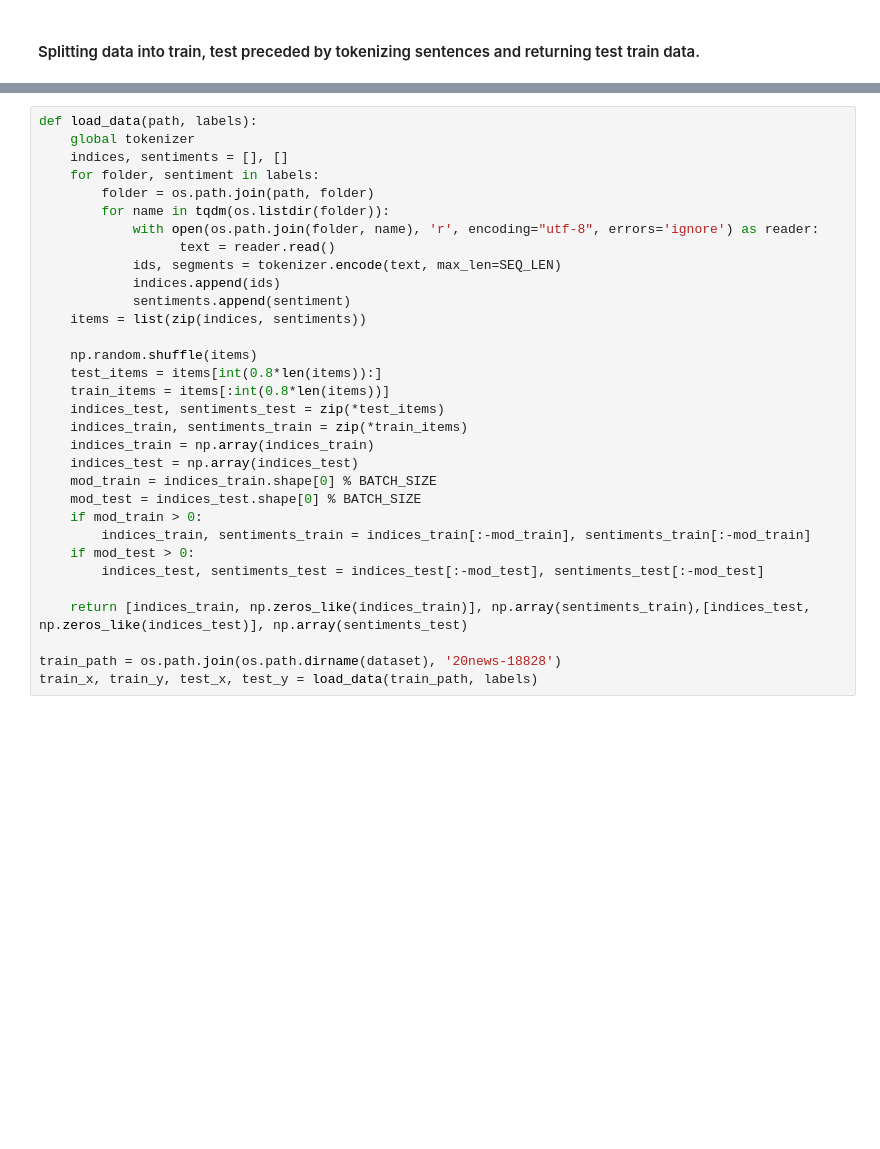
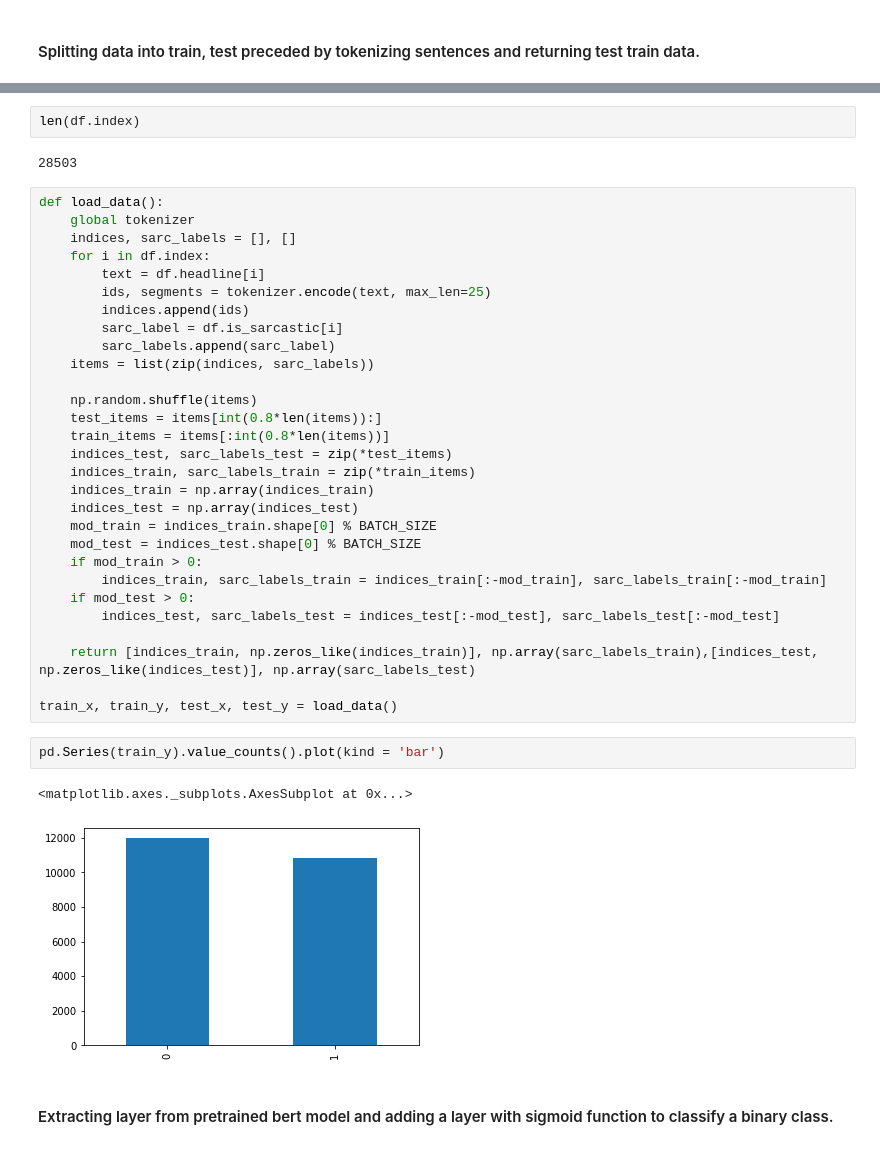
Before and after one commit to ElsaScola/Sarcasm-Detection-with-Natural-Language-Processing-and-Deep-Learning, a Jupyter notebook: BERT.ipynb, the cells around one changed output, grey strips where cells are left out. Saved outputs shown, nothing was run; the diff lists cells and outputs as text; blank space fills up the shorter version.

Commit message:
Split data

```diff
--- a/BERT.ipynb
+++ b/BERT.ipynb
@@ -111,32 +122,42 @@ tokenizer = Tokenizer(token_dict)
+# %%
+len(df.index)
+# %% [output]
+28503
 # %%
-def load_data(path, labels):
+def load_data():
     global tokenizer
-    indices, sentiments = [], []
-    for folder, sentiment in labels:
-        folder = os.path.join(path, folder)
-        for name in tqdm(os.listdir(folder)):
-            with open(os.path.join(folder, name), 'r', encoding="utf-8", errors='ignore') as reader:
-                  text = reader.read()
-            ids, segments = tokenizer.encode(text, max_len=SEQ_LEN)
-            indices.append(ids)
-            sentiments.append(sentiment)
-    items = list(zip(indices, sentiments))
+    indices, sarc_labels = [], []
+    for i in df.index:
+        text = df.headline[i]
+        ids, segments = tokenizer.encode(text, max_len=25)
+        indices.append(ids)
+        sarc_label = df.is_sarcastic[i]
+        sarc_labels.append(sarc_label)
+    items = list(zip(indices, sarc_labels))
 
     np.random.shuffle(items)
     test_items = items[int(0.8*len(items)):]
     train_items = items[:int(0.8*len(items))]
-    indices_test, sentiments_test = zip(*test_items)
-    indices_train, sentiments_train = zip(*train_items)
+    indices_test, sarc_labels_test = zip(*test_items)
+    indices_train, sarc_labels_train = zip(*train_items)
     indices_train = np.array(indices_train)
     indices_test = np.array(indices_test)
     mod_train = indices_train.shape[0] % BATCH_SIZE
     mod_test = indices_test.shape[0] % BATCH_SIZE
     if mod_train > 0:
-        indices_train, sentiments_train = indices_train[:-mod_train], sentiments_train[:-mod_train]
+        indices_train, sarc_labels_train = indices_train[:-mod_train], sarc_labels_train[:-mod_train]
     if mod_test > 0:
-        indices_test, sentiments_test = indices_test[:-mod_test], sentiments_test[:-mod_test]
+        indices_test, sarc_labels_test = indices_test[:-mod_test], sarc_labels_test[:-mod_test]
 
-    return [indices_train, np.zeros_like(indices_train)], np.array(sentiments_train),[indices_test, np.zeros_like(indices_test)], np.array(sentiments_test)
+    return [indices_train, np.zeros_like(indices_train)], np.array(sarc_labels_train),[indices_test, np.zeros_like(indices_test)], np.array(sarc_labels_test)
 
-train_path = os.path.join(os.path.dirname(dataset), '20news-18828')
-train_x, train_y, test_x, test_y = load_data(train_path, labels)
+train_x, train_y, test_x, test_y = load_data()
+# %%
+pd.Series(train_y).value_counts().plot(kind = 'bar')
+# %% [output]
+<matplotlib.axes._subplots.AxesSubplot at 0x...>
+[figure, added]
+# %% [markdown]
+
+
+#### Extracting layer from pretrained bert model and adding a layer with sigmoid function to classify a binary class.
```
Also changed, not shown: parts of 3 cells of this notebook.
